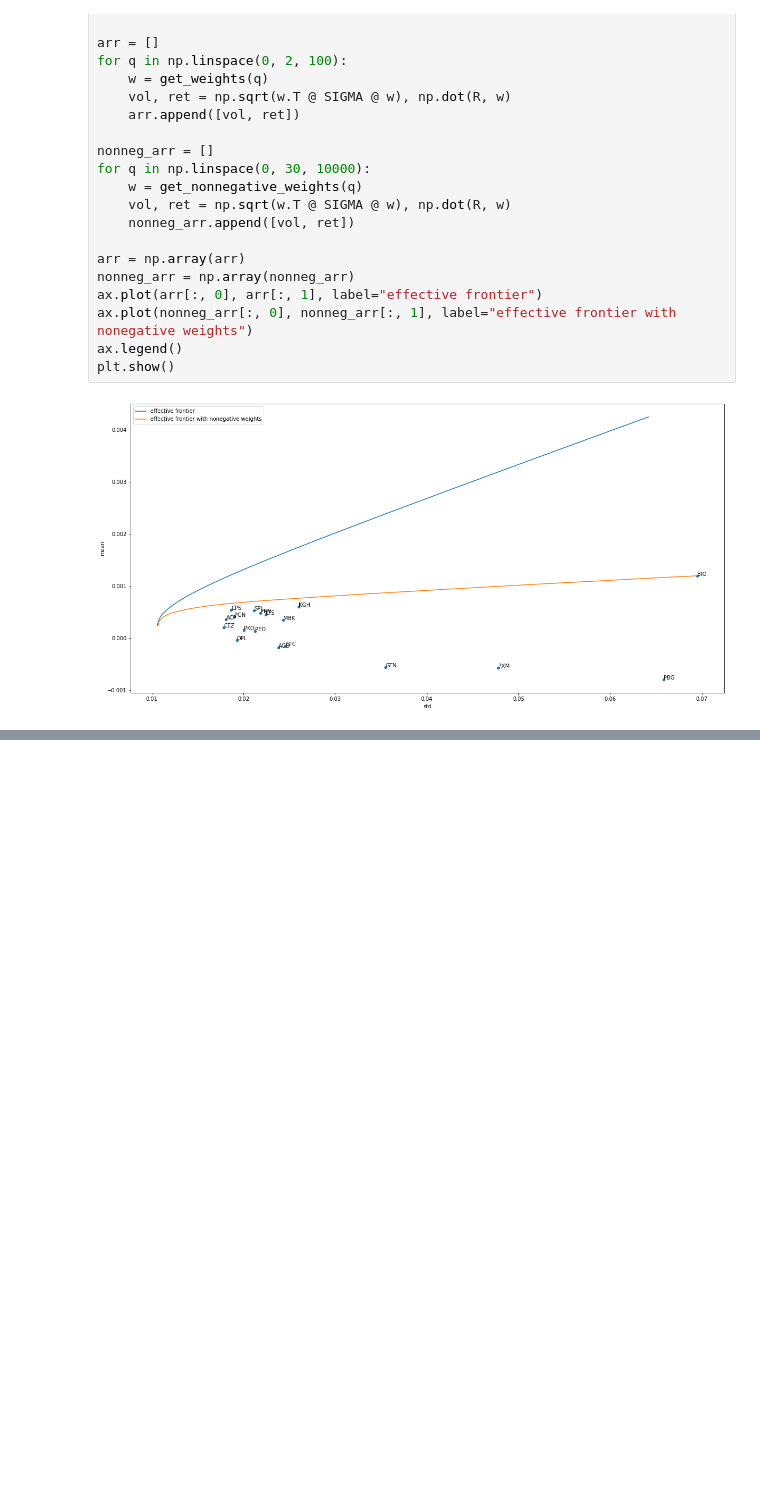
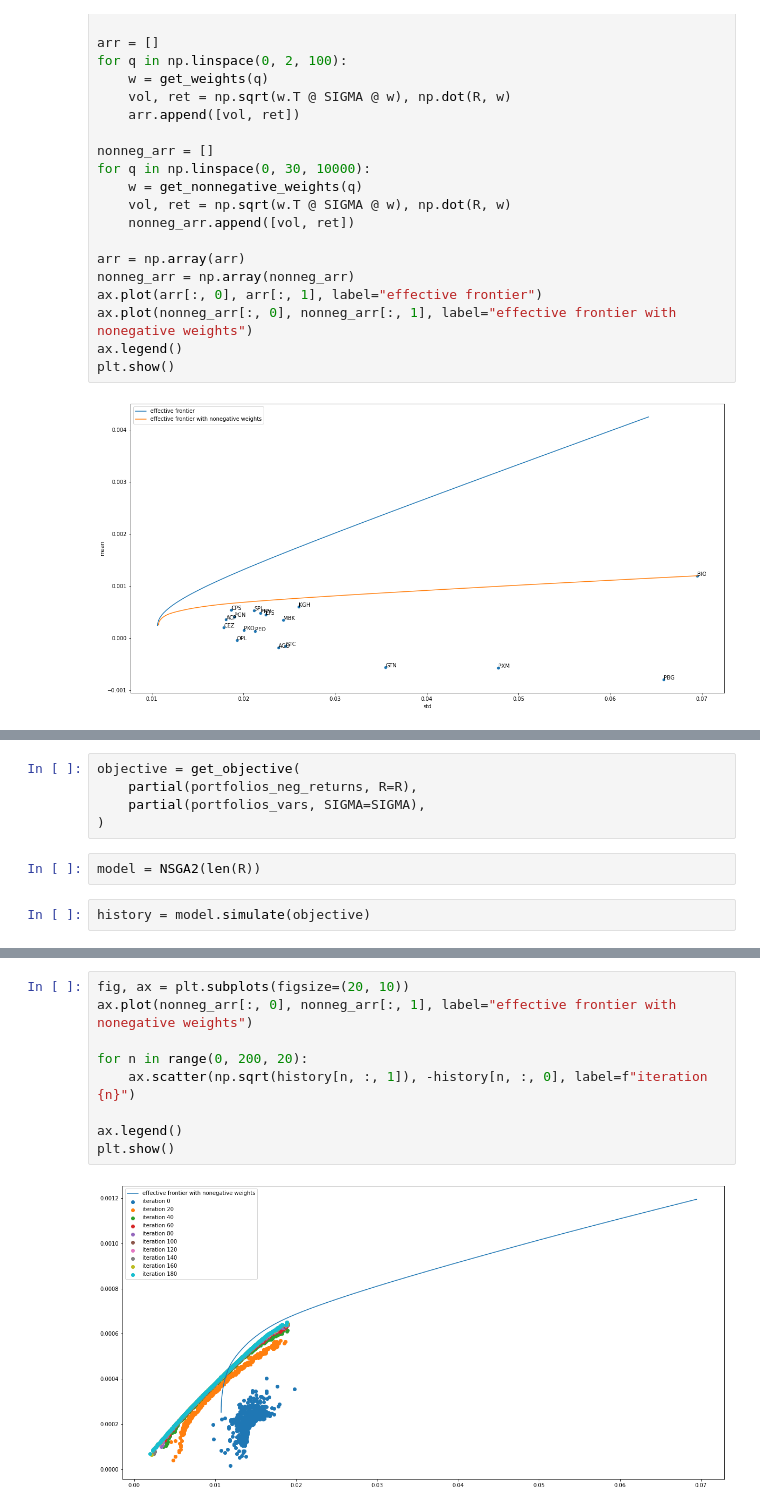
Before and after one commit to jdworzans/portfolio-optimization, a Jupyter notebook: analyse_mpt.ipynb, the cells around one changed output, grey strips where cells are left out. Cells and saved outputs as stored; diff of their text form; blank space fills up the shorter version.

```diff
--- a/analyse_mpt.ipynb
+++ b/analyse_mpt.ipynb
@@ -97,0 +105,9 @@ plt.show()
+# %%
+objective = get_objective(
+    partial(portfolios_neg_returns, R=R),
+    partial(portfolios_vars, SIGMA=SIGMA),
+)
+# %%
+model = NSGA2(len(R))
+# %%
+history = model.simulate(objective)
@@ -97,0 +117,11 @@ plt.show()
+# %%
+fig, ax = plt.subplots(figsize=(20, 10))
+ax.plot(nonneg_arr[:, 0], nonneg_arr[:, 1], label="effective frontier with nonegative weights")
+
+for n in range(0, 200, 20):
+    ax.scatter(np.sqrt(history[n, :, 1]), -history[n, :, 0], label=f"iteration {n}")
+
+ax.legend()
+plt.show()
+# %% [output]
+[figure, added]
```
Also changed, not shown: parts of 3 cells of this notebook, 2 other files.
